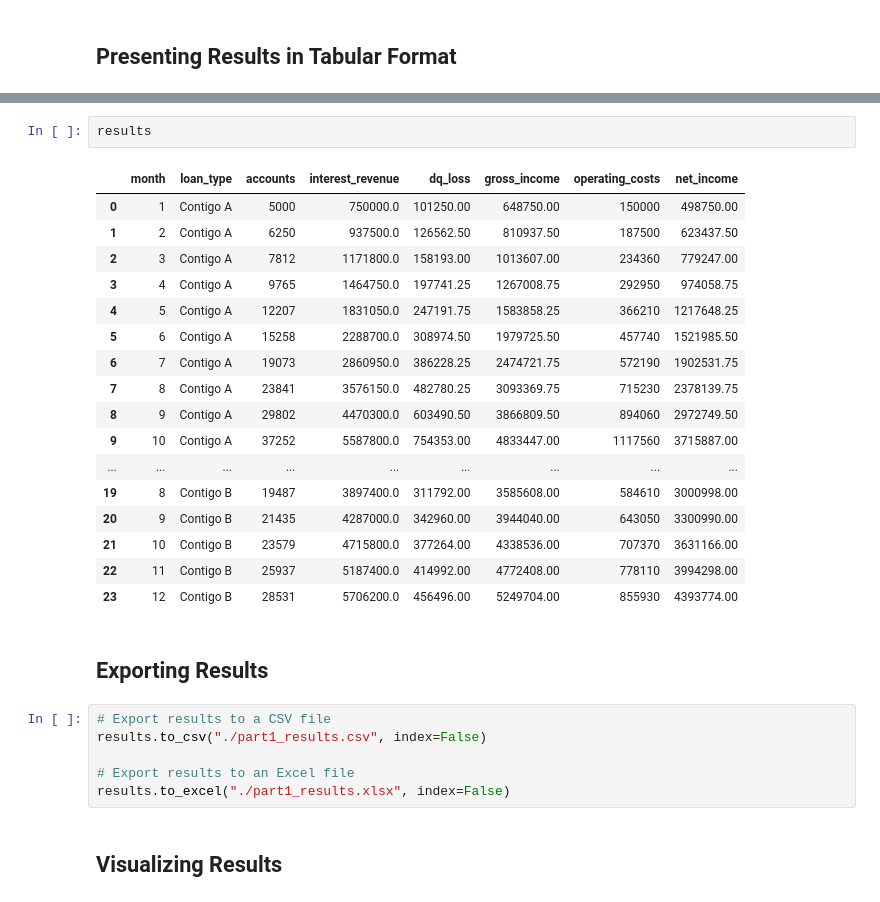
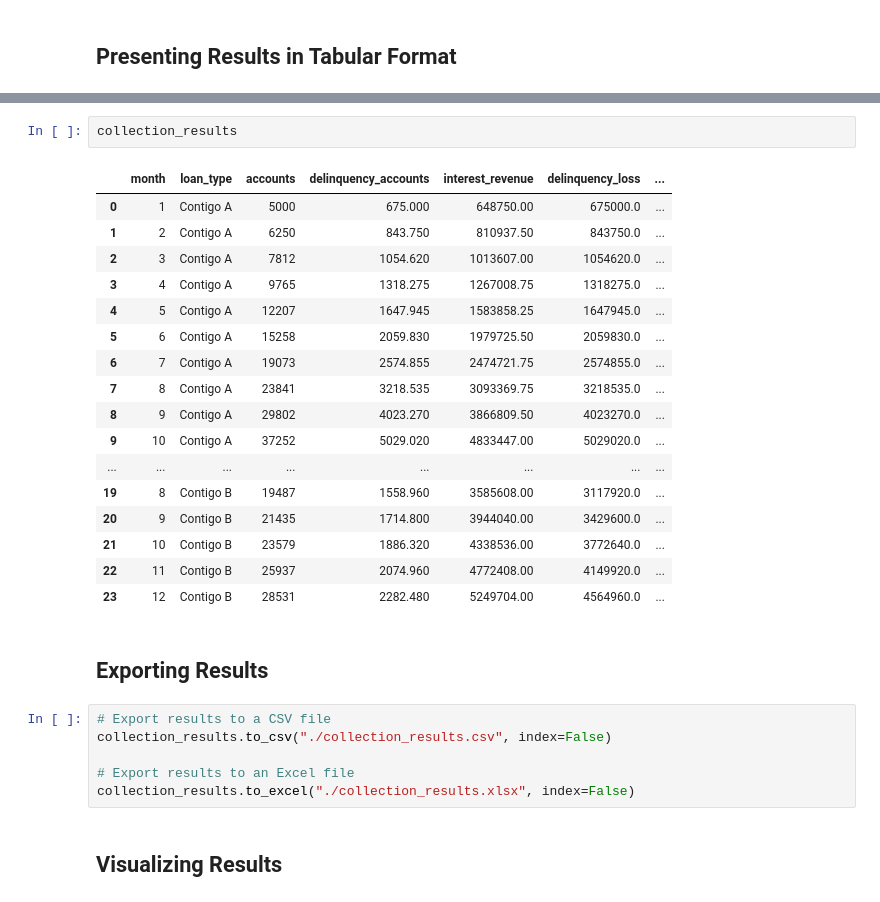
Before and after one commit to mandelbrojt/stori-ba-assessment, a Jupyter notebook: part1-state-of-business-analysis.ipynb, the cells around one changed output, grey strips where cells are left out. Cells and saved outputs as stored; diff of their text form.

```diff
--- a/part1-state-of-business-analysis.ipynb
+++ b/part1-state-of-business-analysis.ipynb
@@ -260,31 +174,31 @@ results.describe()
-# %%
-results
-# %% [output]
-|  | month | loan_type | accounts | interest_revenue | dq_loss | gross_income | operating_costs | net_income |
-| 0 | 1 | Contigo A | 5000 | 750000.0 | 101250.00 | 648750.00 | 150000 | 498750.00 |
-| 1 | 2 | Contigo A | 6250 | 937500.0 | 126562.50 | 810937.50 | 187500 | 623437.50 |
-| 2 | 3 | Contigo A | 7812 | 1171800.0 | 158193.00 | 1013607.00 | 234360 | 779247.00 |
-| 3 | 4 | Contigo A | 9765 | 1464750.0 | 197741.25 | 1267008.75 | 292950 | 974058.75 |
-| 4 | 5 | Contigo A | 12207 | 1831050.0 | 247191.75 | 1583858.25 | 366210 | 1217648.25 |
-| 5 | 6 | Contigo A | 15258 | 2288700.0 | 308974.50 | 1979725.50 | 457740 | 1521985.50 |
-| 6 | 7 | Contigo A | 19073 | 2860950.0 | 386228.25 | 2474721.75 | 572190 | 1902531.75 |
-| 7 | 8 | Contigo A | 23841 | 3576150.0 | 482780.25 | 3093369.75 | 715230 | 2378139.75 |
-| 8 | 9 | Contigo A | 29802 | 4470300.0 | 603490.50 | 3866809.50 | 894060 | 2972749.50 |
-| 9 | 10 | Contigo A | 37252 | 5587800.0 | 754353.00 | 4833447.00 | 1117560 | 3715887.00 |
-| ... | ... | ... | ... | ... | ... | ... | ... | ... |
-| 19 | 8 | Contigo B | 19487 | 3897400.0 | 311792.00 | 3585608.00 | 584610 | 3000998.00 |
-| 20 | 9 | Contigo B | 21435 | 4287000.0 | 342960.00 | 3944040.00 | 643050 | 3300990.00 |
-| 21 | 10 | Contigo B | 23579 | 4715800.0 | 377264.00 | 4338536.00 | 707370 | 3631166.00 |
-| 22 | 11 | Contigo B | 25937 | 5187400.0 | 414992.00 | 4772408.00 | 778110 | 3994298.00 |
-| 23 | 12 | Contigo B | 28531 | 5706200.0 | 456496.00 | 5249704.00 | 855930 | 4393774.00 |
+# %%
+collection_results
+# %% [output]
+|  | month | loan_type | accounts | delinquency_accounts | interest_revenue | delinquency_loss | ... |
+| 0 | 1 | Contigo A | 5000 | 675.000 | 648750.00 | 675000.0 | ... |
+| 1 | 2 | Contigo A | 6250 | 843.750 | 810937.50 | 843750.0 | ... |
+| 2 | 3 | Contigo A | 7812 | 1054.620 | 1013607.00 | 1054620.0 | ... |
+| 3 | 4 | Contigo A | 9765 | 1318.275 | 1267008.75 | 1318275.0 | ... |
+| 4 | 5 | Contigo A | 12207 | 1647.945 | 1583858.25 | 1647945.0 | ... |
+| 5 | 6 | Contigo A | 15258 | 2059.830 | 1979725.50 | 2059830.0 | ... |
+| 6 | 7 | Contigo A | 19073 | 2574.855 | 2474721.75 | 2574855.0 | ... |
+| 7 | 8 | Contigo A | 23841 | 3218.535 | 3093369.75 | 3218535.0 | ... |
+| 8 | 9 | Contigo A | 29802 | 4023.270 | 3866809.50 | 4023270.0 | ... |
+| 9 | 10 | Contigo A | 37252 | 5029.020 | 4833447.00 | 5029020.0 | ... |
+| ... | ... | ... | ... | ... | ... | ... | ... |
+| 19 | 8 | Contigo B | 19487 | 1558.960 | 3585608.00 | 3117920.0 | ... |
+| 20 | 9 | Contigo B | 21435 | 1714.800 | 3944040.00 | 3429600.0 | ... |
+| 21 | 10 | Contigo B | 23579 | 1886.320 | 4338536.00 | 3772640.0 | ... |
+| 22 | 11 | Contigo B | 25937 | 2074.960 | 4772408.00 | 4149920.0 | ... |
+| 23 | 12 | Contigo B | 28531 | 2282.480 | 5249704.00 | 4564960.0 | ... |
 # %% [markdown]
 ## Exporting Results
 # %%
 # Export results to a CSV file
-results.to_csv("./part1_results.csv", index=False)
+collection_results.to_csv("./collection_results.csv", index=False)
 
 # Export results to an Excel file
-results.to_excel("./part1_results.xlsx", index=False)
+collection_results.to_excel("./collection_results.xlsx", index=False)
 # %% [markdown]
 ## Visualizing Results
 # %%
```
Also changed, not shown: parts of 53 cells of this notebook.
